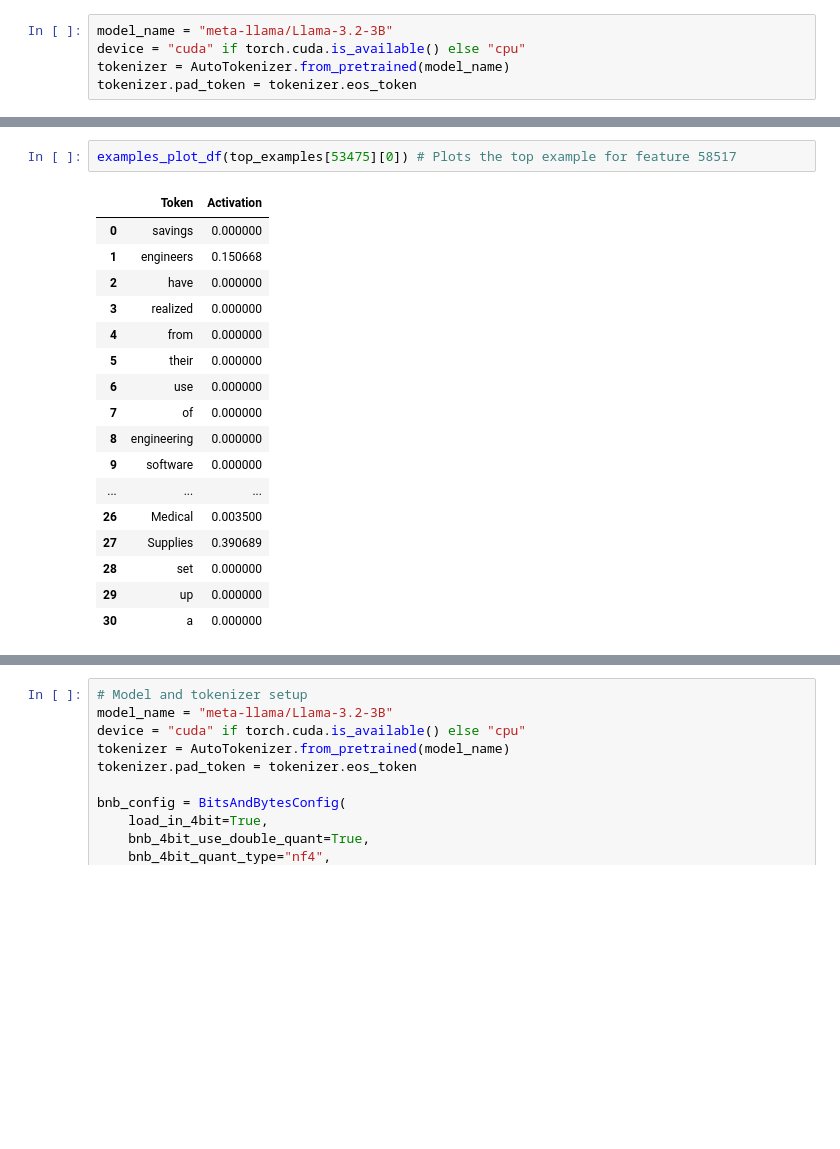
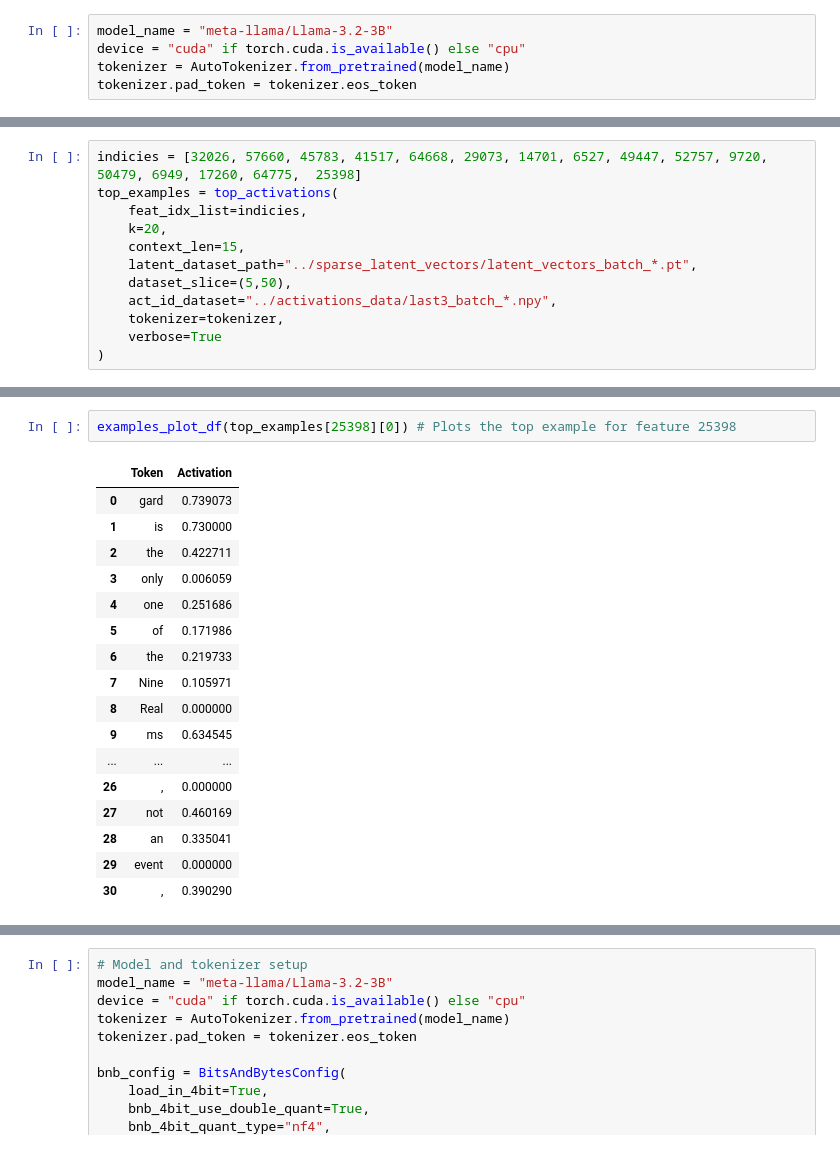
Before and after one commit to reedmayhew18/sae, a Jupyter notebook: src/main.ipynb, the cells around one changed output, grey strips where cells are left out. Cells and saved outputs as stored; diff of their text form; blank space fills up the shorter version.

```diff
--- a/src/main.ipynb
+++ b/src/main.ipynb
@@ -55,0 +17,12 @@ print(json.dumps(top_examples[53475][0], indent=2))
+# %%
+indicies = [32026, 57660, 45783, 41517, 64668, 29073, 14701, 6527, 49447, 52757, 9720, 50479, 6949, 17260, 64775,  25398]
+top_examples = top_activations(
+    feat_idx_list=indicies,
+    k=20,
+    context_len=15,
+    latent_dataset_path="../sparse_latent_vectors/latent_vectors_batch_*.pt",
+    dataset_slice=(5,50),
+    act_id_dataset="../activations_data/last3_batch_*.npy",
+    tokenizer=tokenizer,
+    verbose=True
+)
@@ -56,21 +68,21 @@ print(json.dumps(top_examples[53475][0], indent=2))
 # %%
-examples_plot_df(top_examples[53475][0]) # Plots the top example for feature 58517
+examples_plot_df(top_examples[25398][0]) # Plots the top example for feature 25398
 # %% [output]
 |  | Token | Activation |
-| 0 | savings | 0.000000 |
-| 1 | engineers | 0.150668 |
-| 2 | have | 0.000000 |
-| 3 | realized | 0.000000 |
-| 4 | from | 0.000000 |
-| 5 | their | 0.000000 |
-| 6 | use | 0.000000 |
-| 7 | of | 0.000000 |
-| 8 | engineering | 0.000000 |
-| 9 | software | 0.000000 |
+| 0 | gard | 0.739073 |
+| 1 | is | 0.730000 |
+| 2 | the | 0.422711 |
+| 3 | only | 0.006059 |
+| 4 | one | 0.251686 |
+| 5 | of | 0.171986 |
+| 6 | the | 0.219733 |
+| 7 | Nine | 0.105971 |
+| 8 | Real | 0.000000 |
+| 9 | ms | 0.634545 |
 | ... | ... | ... |
-| 26 | Medical | 0.003500 |
-| 27 | Supplies | 0.390689 |
-| 28 | set | 0.000000 |
-| 29 | up | 0.000000 |
-| 30 | a | 0.000000 |
+| 26 | , | 0.000000 |
+| 27 | not | 0.460169 |
+| 28 | an | 0.335041 |
+| 29 | event | 0.000000 |
+| 30 | , | 0.390290 |
 # %%
```
Also changed, not shown: parts of 11 cells of this notebook, 4 other files.
